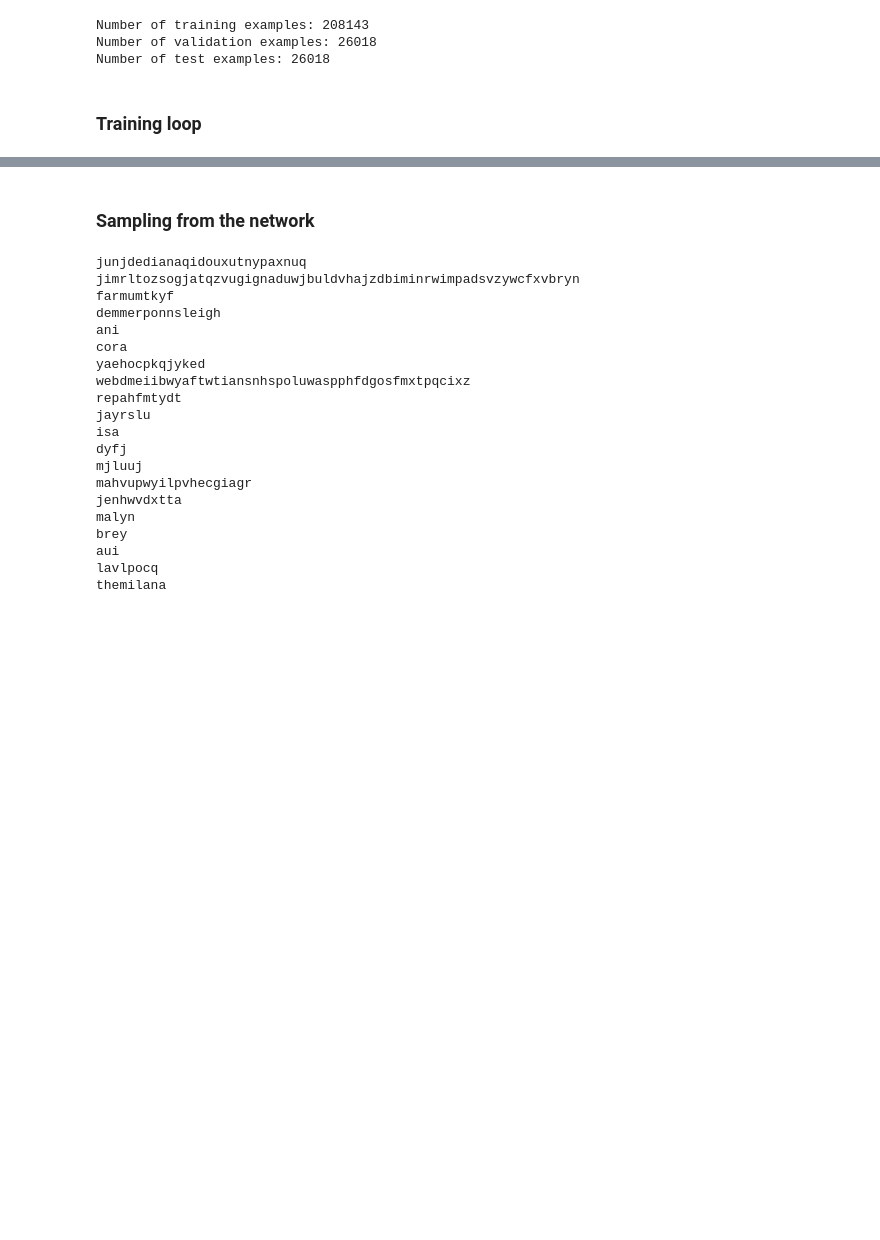
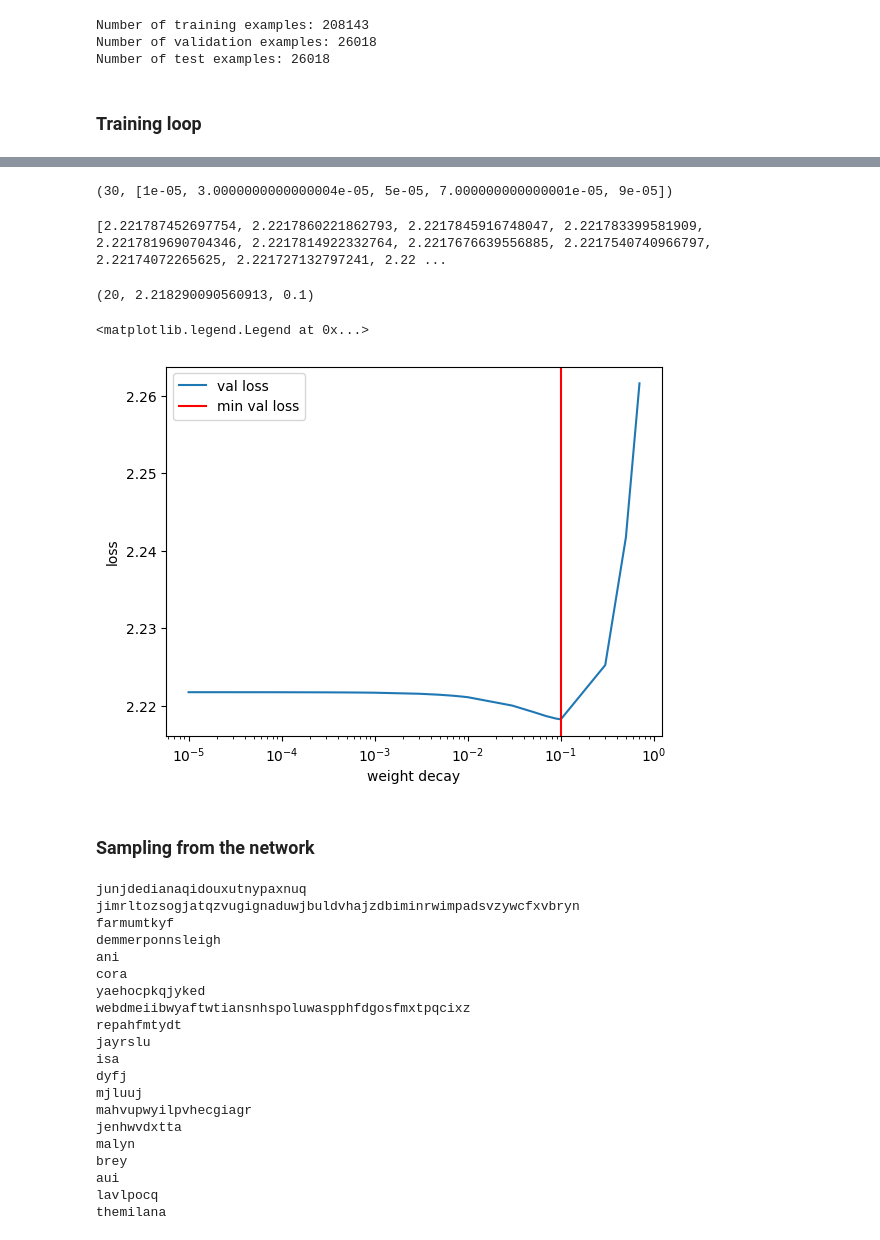
Before and after one commit to filip-chodziutko/ak_nn_z2h, a Jupyter notebook: 2_makemore/2_2_ngrams.ipynb, the cells around one changed output, grey strips where cells are left out. Drawn from its saved outputs; the diff is of its cells as text; code cells hidden in the pictures; blank space fills up the shorter version.

Commit message:
Ex. 3 Tuning weight_decay parameter in weights regularization

```diff
--- a/2_makemore/2_2_ngrams.ipynb
+++ b/2_makemore/2_2_ngrams.ipynb
@@ -205,8 +212,7 @@ W = torch.randn(tuple(len(vocab) for _ in range(n)), generator=g, requires_grad=
 lr = 100
 for ep in range(200):
     # forward pass
-    tr_loss = calc_loss(xs_train, ys_train, W, 0)
-
+    tr_loss = calc_loss(xs_train, ys_train, W, 0.1)
 
     # backward pass
     W.grad = None
@@ -243,0 +252,36 @@ for ep in range(200):
+# %%
+weight_decay_range = [k*10**p for p in range(-5, 1) for k in range(1, 10, 2)]
+len(weight_decay_range), weight_decay_range[:5]
+# %% [output]
+(30, [1e-05, 3.0000000000000004e-05, 5e-05, 7.000000000000001e-05, 9e-05])
+# %%
+tr_losses = []
+val_losses = []
+lr = 100
+
+for weight_decay in tqdm(weight_decay_range, 'Testing different weight_decays'):
+    g = torch.Generator().manual_seed(2147483647)
+    W = torch.randn(tuple(len(vocab) for _ in range(n)), generator=g, requires_grad=True)
+    for ep in tqdm(range(200), f'{weight_decay=}', leave=False):
+        # forward pass
+        tr_loss = calc_loss(xs_train, ys_train, W, weight_decay)
+
+        # backward pass
+        W.grad = None
+        tr_loss.backward()
+
+        # update
+        W.data += -lr * W.grad
+
+
+    tr_losses.append(calc_loss(xs_train, ys_train, W, 0).item())
+    val_losses.append(calc_loss(xs_val, ys_val, W, 0).item())
+# %%
+print(val_losses)
+# %% [output]
+[2.221787452697754, 2.2217860221862793, 2.2217845916748047, 2.221783399581909, 2.2217819690704346, 2.2217814922332764, 2.2217676639556885, 2.2217540740966797, 2.22174072265625, 2.221727132797241, 2.22 ...
+# %%
+min_loss_idx = val_losses.index(min(val_losses))
+min_loss_idx, val_losses[min_loss_idx], weight_decay_range[min_loss_idx]
+# %% [output]
+(20, 2.218290090560913, 0.1)
@@ -244,3 +291,15 @@ for ep in range(200):
+# %%
+k = 24
+# plt.plot(weight_decay_range[:k], tr_losses[:k], label='tr loss')
+plt.plot(weight_decay_range[:k], val_losses[:k], label='val loss')
+plt.axvline(x=weight_decay_range[min_loss_idx], color='red', label='min val loss')
+plt.xlabel('weight decay')
+plt.ylabel('loss')
+plt.xscale('log')
+plt.legend()
+# %% [output]
+<matplotlib.legend.Legend at 0x...>
+[figure, added]
 # %% [markdown]
 ### Sampling from the network
 # %%
```
Also changed, not shown: parts of 5 cells of this notebook.
